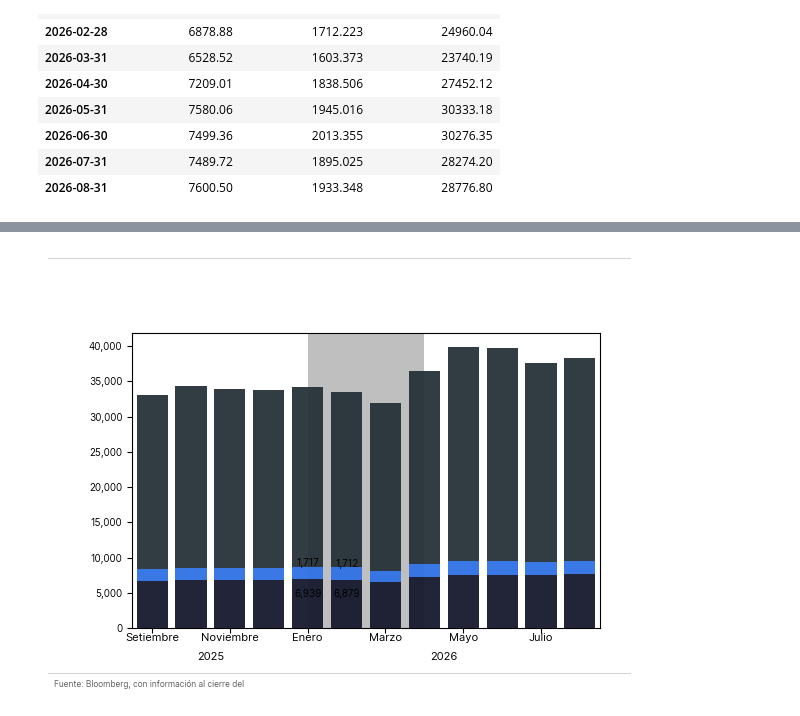
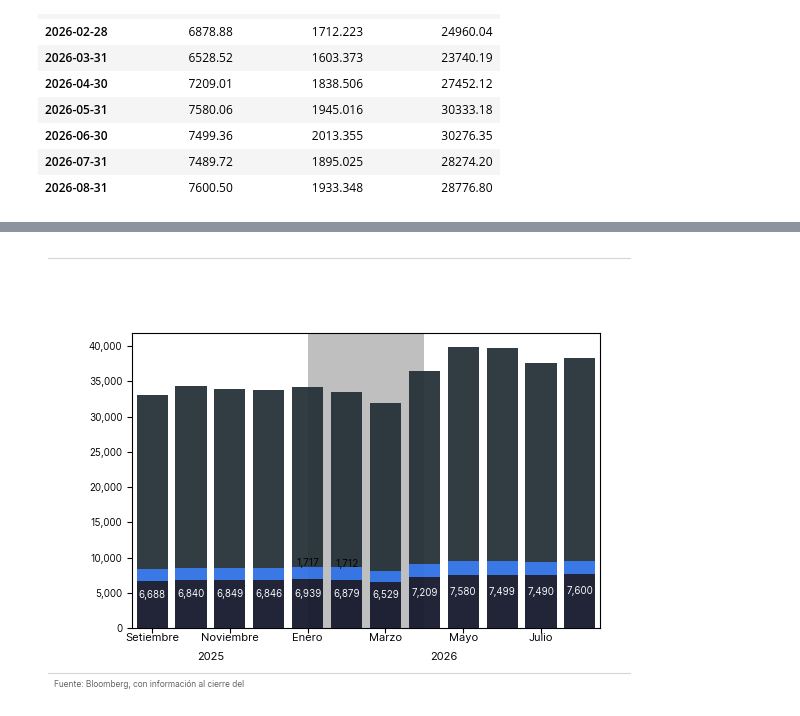
Before and after one commit to jc-ocampob/helpers_ps, a Jupyter notebook: Pruebas.ipynb, the cells around one changed output, grey strips where cells are left out. Saved outputs shown, nothing was run; the diff lists cells and outputs as text; code cells hidden in the pictures.

```diff
--- a/Pruebas.ipynb
+++ b/Pruebas.ipynb
@@ -235,43 +235,46 @@ data_indices_j
 | 2026-07-31 | 7489.72 | 1895.025 | 28274.20 |
 | 2026-08-31 | 7600.50 | 1933.348 | 28776.80 |
 # %%
-graph = hp.GraphMtplt(dataframe = data_indices_j)
-graph.graph_bar(
-    tickers = "all",
-    source = dict(
-        text=[f"Fuente: Bloomberg, con información al cierre del"]
-    ),
-    bar_mode = "time",
-    stacked = True,
-    grouped=False,
-    bar_labels={
-        "1": dict(
-            ticker="PX_LAST-SPX INDEX",
-            x_values = ["2026-02-28", "2026-01-31"],
-            template = "{y_value:,.0f}",
-            tag=dict(
-                bg_color="None",
-                ubic_etq=(0,7)
-            )
+graph = (
+    hp.GraphMtplt(dataframe = data_indices_j)
+    .graph_bar(
+        tickers = "all",
+        source = dict(
+            text=[f"Fuente: Bloomberg, con información al cierre del"]
+        ),
+        bar_mode = "time",
+        stacked = True,
+        grouped=False,
+        bar_labels={
+            "1": dict(
+                ticker="PX_LAST-SPX INDEX",
+                x_values = "all",
+                template = "{y_value:,.0f}",
+                tag=dict(
+                    bg_color="None",
+                    ubic_etq=(0,7),
+                    font_color="white"
+                )
 
-        ),
-        "2": dict(
-            ticker="PX_LAST-RUO INDEX",
-            x_values = ["2026-02-28", "2026-01-31"],
-            template = "{y_value:,.0f}",
-            tag=dict(
-                bg_color="None",
-                ubic_etq=(0,7)
-            )
-        ),
-    },
-    x_axis=dict(
-        tick_step=2,
-        fontsize=8,
-        bbg_format=True,
-        fmt="%B",
-        ),
+            ),
+            "2": dict(
+                ticker="PX_LAST-RUO INDEX",
+                x_values = ["2026-02-28", "2026-01-31"],
+                template = "{y_value:,.0f}",
+                tag=dict(
+                    bg_color="None",
+                    ubic_etq=(0,7)
+                )
+            ),
+        },
+        x_axis=dict(
+            tick_step=2,
+            fontsize=8,
+            bbg_format=True,
+            fmt="%B",
+            ),
+    )
+    .shade_x([(pd.to_datetime("2026-01-01"), pd.to_datetime("2026-04-01"))], alpha=0.8)
 )
-graph.shade_x([(pd.to_datetime("2026-01-01"), pd.to_datetime("2026-04-01"))], alpha=0.8)
 #graph.etiqueta_valor(x_value="2025-10-31", y_value=1000, label="hola")
 # %% [output]
@@ -292,4 +281,4 @@ Fecha
-[figure, old version]
+[figure, new version]
 # %%
 graph._bars_data
 # %% [output]
```
Also changed, not shown: parts of 13 cells of this notebook, 11 other files.
